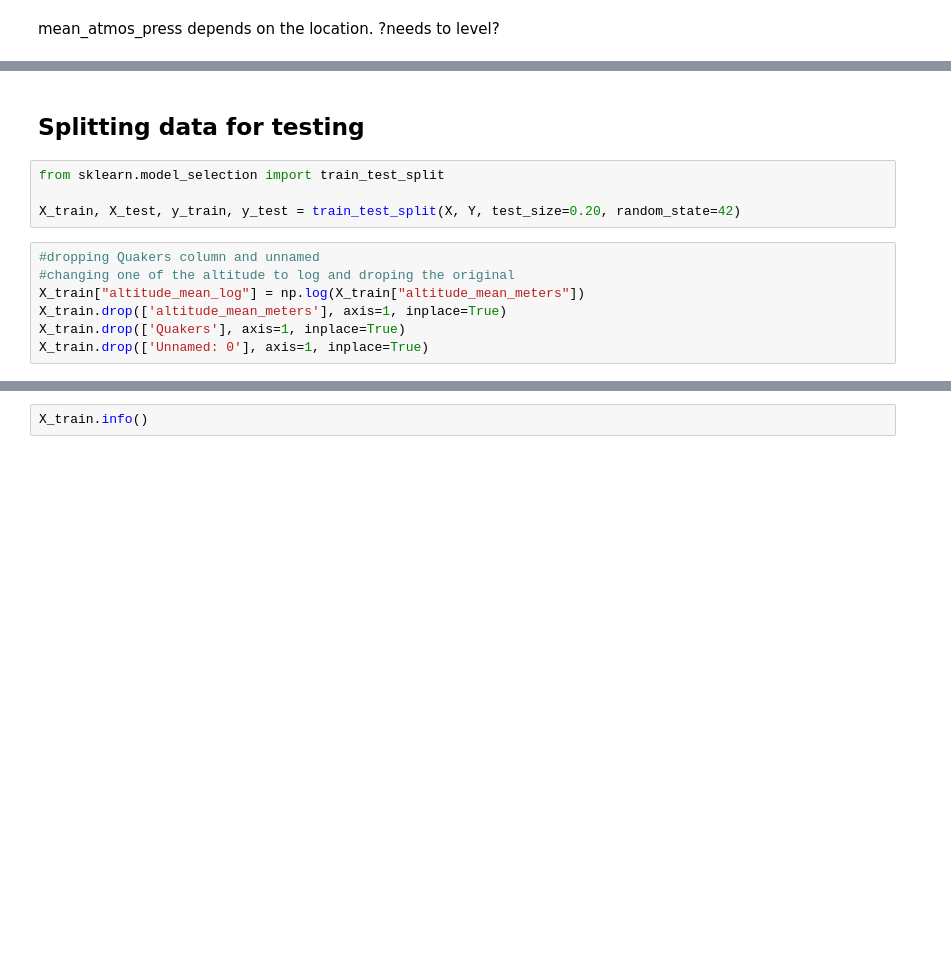
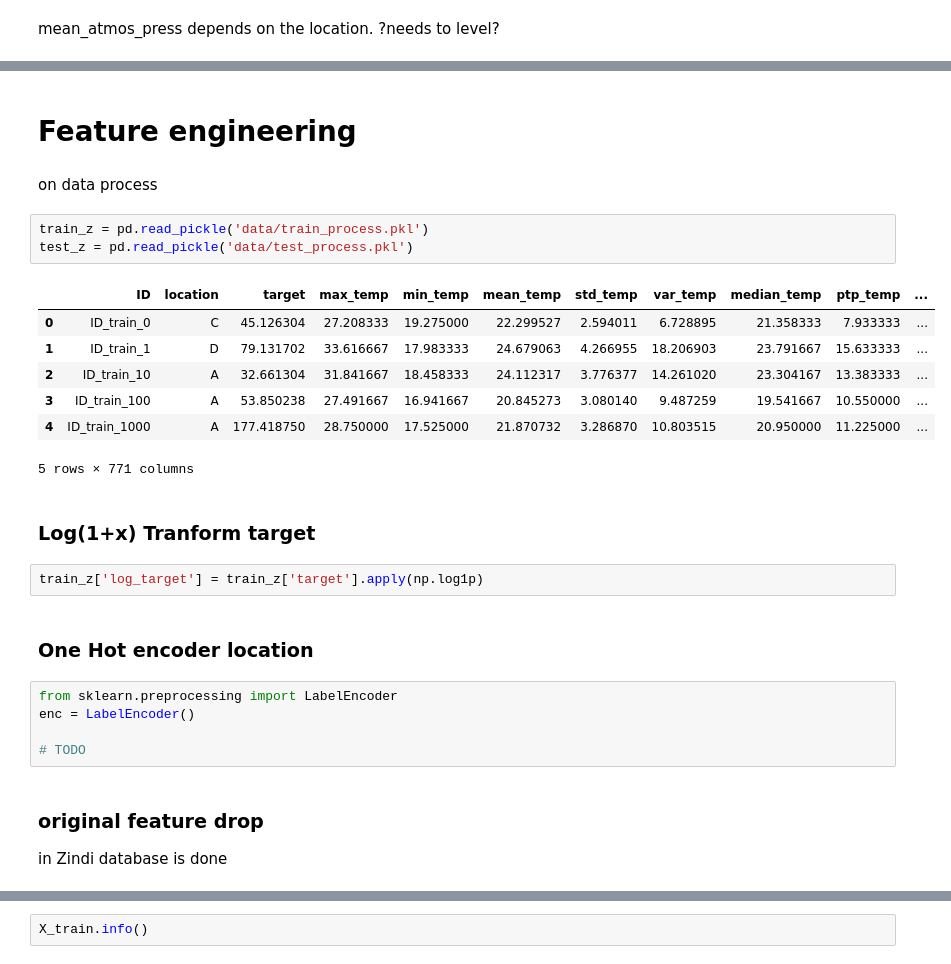
Before and after one commit to sm4rtm4art/airquality, a Jupyter notebook: EDA-and-modeling.ipynb, the cells around one changed output, grey strips where cells are left out. Saved outputs shown, nothing was run; the diff lists cells and outputs as text; blank space fills up the shorter version.

```diff
--- a/EDA-and-modeling.ipynb
+++ b/EDA-and-modeling.ipynb
@@ -228,13 +221,30 @@ X = coffee_features.select_dtypes(['number'])
-# %% [markdown]
-## Splitting data for testing
-# %%
-from sklearn.model_selection import train_test_split
-
-X_train, X_test, y_train, y_test = train_test_split(X, Y, test_size=0.20, random_state=42)
-# %%
-#dropping Quakers column and unnamed
-#changing one of the altitude to log and droping the original
-X_train["altitude_mean_log"] = np.log(X_train["altitude_mean_meters"])
-X_train.drop(['altitude_mean_meters'], axis=1, inplace=True)
-X_train.drop(['Quakers'], axis=1, inplace=True)
-X_train.drop(['Unnamed: 0'], axis=1, inplace=True)
+# %% [markdown]
+# Feature engineering
+# %% [markdown]
+on data process
+# %%
+train_z = pd.read_pickle('data/train_process.pkl')
+test_z = pd.read_pickle('data/test_process.pkl')
+# %% [output]
+|  | ID | location | target | max_temp | min_temp | mean_temp | std_temp | var_temp | median_temp | ptp_temp | ... |
+| 0 | ID_train_0 | C | 45.126304 | 27.208333 | 19.275000 | 22.299527 | 2.594011 | 6.728895 | 21.358333 | 7.933333 | ... |
+| 1 | ID_train_1 | D | 79.131702 | 33.616667 | 17.983333 | 24.679063 | 4.266955 | 18.206903 | 23.791667 | 15.633333 | ... |
+| 2 | ID_train_10 | A | 32.661304 | 31.841667 | 18.458333 | 24.112317 | 3.776377 | 14.261020 | 23.304167 | 13.383333 | ... |
+| 3 | ID_train_100 | A | 53.850238 | 27.491667 | 16.941667 | 20.845273 | 3.080140 | 9.487259 | 19.541667 | 10.550000 | ... |
+| 4 | ID_train_1000 | A | 177.418750 | 28.750000 | 17.525000 | 21.870732 | 3.286870 | 10.803515 | 20.950000 | 11.225000 | ... |
+5 rows × 771 columns
+# %% [markdown]
+### Log(1+x) Tranform target
+# %%
+train_z['log_target'] = train_z['target'].apply(np.log1p)
+# %% [markdown]
+### One Hot encoder location
+# %%
+from sklearn.preprocessing import LabelEncoder
+enc = LabelEncoder()
+
+# TODO
+# %% [markdown]
+### original feature drop
+
+in Zindi database is done
```
Also changed, not shown: parts of 13 cells of this notebook.
